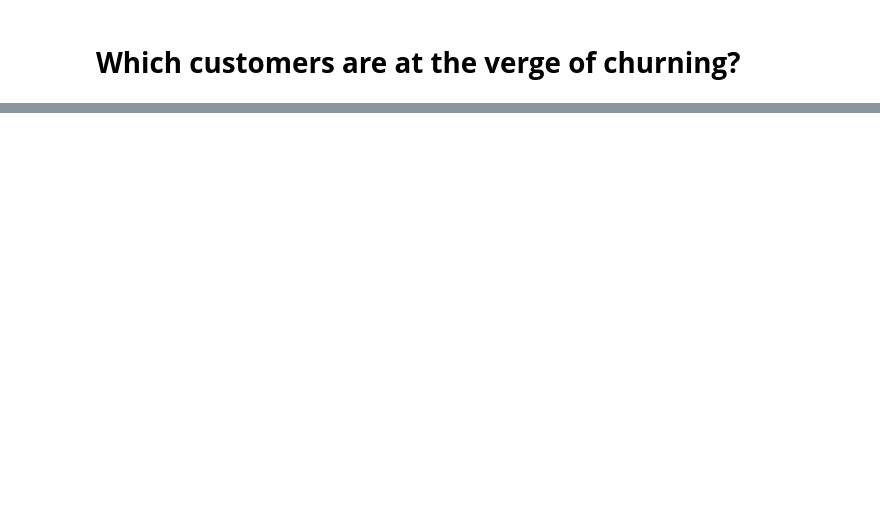
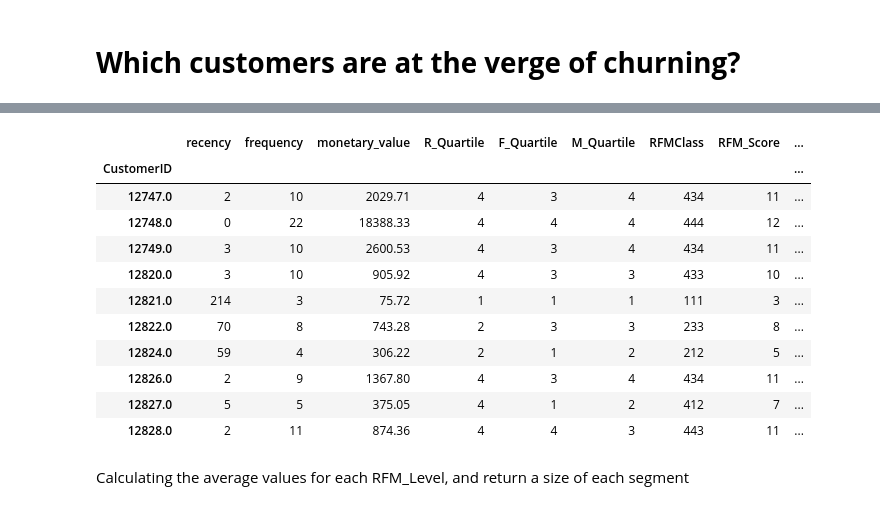
Before and after one commit to wahyunh10/Project-Online-Retail-Dataset, a Jupyter notebook: Online_Retail_Dataset.ipynb, the cells around one changed output, grey strips where cells are left out. Cells and saved outputs as stored; diff of their text form; code cells hidden in the pictures; blank space fills up the shorter version.

```diff
--- a/Online_Retail_Dataset.ipynb
+++ b/Online_Retail_Dataset.ipynb
@@ -704,0 +849,7 @@ RFM_Segment[RFM_Segment['R_Quartile'] <= 2 ].sort_values('monetary_value', ascen
+# %%
+# Count num of unique segments
+RFM_count_unique = RFM_Segment.groupby('RFMClass')['RFMClass'].nunique()
+print(RFM_count_unique.sum())
+# Calculate RFM_Score
+RFM_Segment['RFM_Score'] = RFM_Segment[['R_Quartile','F_Quartile','M_Quartile']].sum(axis=1)
+print(RFM_Segment['RFM_Score'].head())
@@ -704,0 +865,36 @@ RFM_Segment[RFM_Segment['R_Quartile'] <= 2 ].sort_values('monetary_value', ascen
+# %%
+# Define FMCG_rfm_level function
+def rfm_level(df):
+    if df['RFM_Score'] >= 9:
+        return 'Can\'t Loose Them'
+    elif ((df['RFM_Score'] >= 8) and (df['RFM_Score'] < 9)):
+        return 'Champions'
+    elif ((df['RFM_Score'] >= 7) and (df['RFM_Score'] < 8)):
+        return 'Loyal/Commited'
+    elif ((df['RFM_Score'] >= 6) and (df['RFM_Score'] < 7)):
+        return 'Potential'
+    elif ((df['RFM_Score'] >= 5) and (df['RFM_Score'] < 6)):
+        return 'Promising'
+    elif ((df['RFM_Score'] >= 4) and (df['RFM_Score'] < 5)):
+        return 'Requires Attention'
+    else:
+        return 'Demands Activation'
+# Create a new variable RFM_Level
+RFM_Segment['RFM_Level'] = RFM_Segment.apply(rfm_level, axis=1)
+# Printing the header with top 15 rows
+RFM_Segment.head(10)
+# %% [output]
+|  | recency | frequency | monetary_value | R_Quartile | F_Quartile | M_Quartile | RFMClass | RFM_Score | ... |
+| CustomerID |  |  |  |  |  |  |  |  | ... |
+| 12747.0 | 2 | 10 | 2029.71 | 4 | 3 | 4 | 434 | 11 | ... |
+| 12748.0 | 0 | 22 | 18388.33 | 4 | 4 | 4 | 444 | 12 | ... |
+| 12749.0 | 3 | 10 | 2600.53 | 4 | 3 | 4 | 434 | 11 | ... |
+| 12820.0 | 3 | 10 | 905.92 | 4 | 3 | 3 | 433 | 10 | ... |
+| 12821.0 | 214 | 3 | 75.72 | 1 | 1 | 1 | 111 | 3 | ... |
+| 12822.0 | 70 | 8 | 743.28 | 2 | 3 | 3 | 233 | 8 | ... |
+| 12824.0 | 59 | 4 | 306.22 | 2 | 1 | 2 | 212 | 5 | ... |
+| 12826.0 | 2 | 9 | 1367.80 | 4 | 3 | 4 | 434 | 11 | ... |
+| 12827.0 | 5 | 5 | 375.05 | 4 | 1 | 2 | 412 | 7 | ... |
+| 12828.0 | 2 | 11 | 874.36 | 4 | 4 | 3 | 443 | 11 | ... |
+# %% [markdown]
+Calculating the average values for each RFM_Level, and return a size of each segment
```
Also changed, not shown: parts of 22 cells of this notebook.
